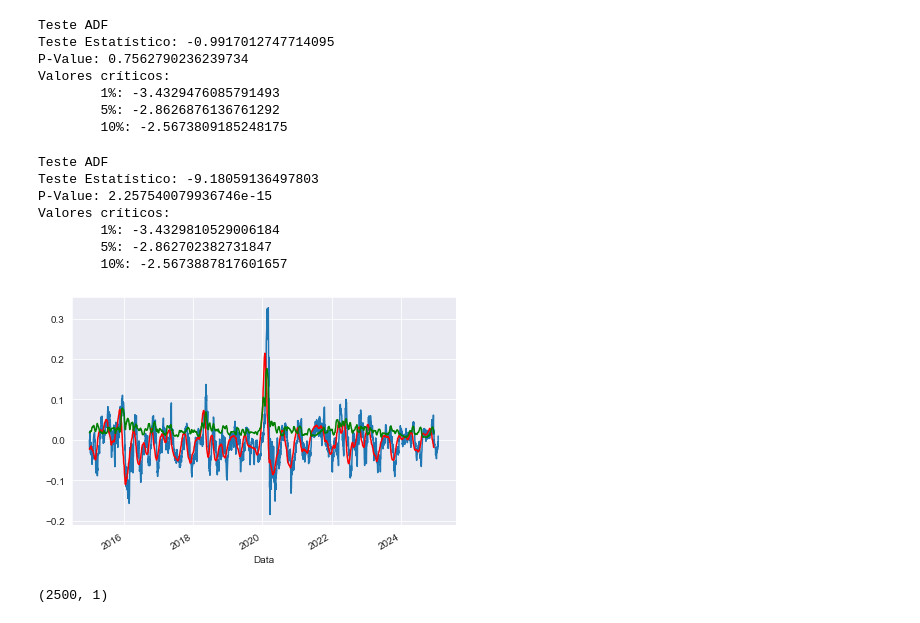
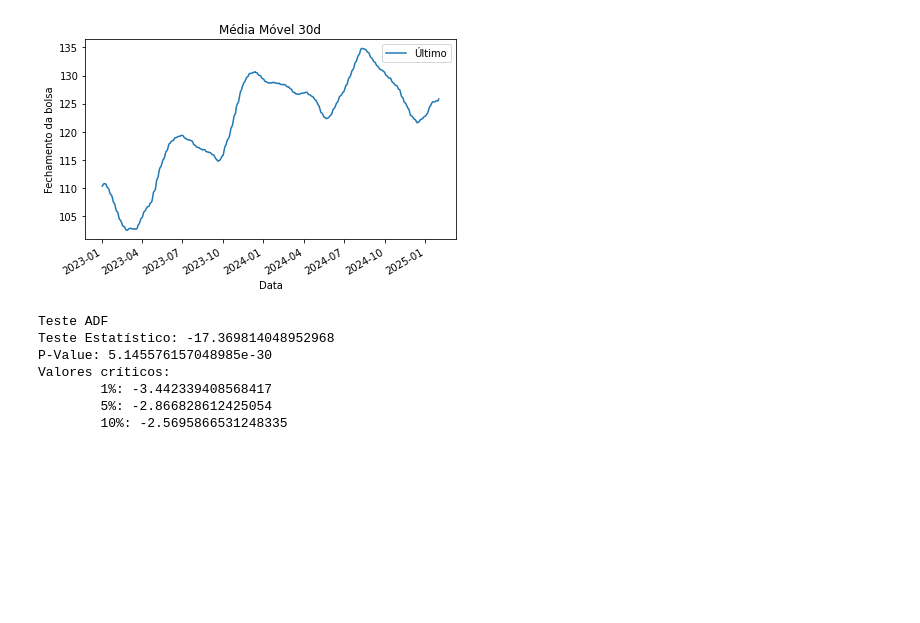
Before and after one commit to luishrufino/previsao_ibovespa, a Jupyter notebook: Machine Code.ipynb, the cells around one changed output. Saved outputs shown, nothing was run; the diff lists cells and outputs as text; code cells hidden in the pictures; blank space fills up the shorter version.

```diff
--- a/Machine Code.ipynb
+++ b/Machine Code.ipynb
@@ -59,5 +80,15 @@ X = historic_var_df[['Último']].values
+# %%
+
+ax.set_title('Média Móvel 30d')
+ax.set_xlabel('Data')
+ax.set_ylabel('Fechamento da bolsa')
+ax.get_figure().set_tight_layout(True)
+# %% [output]
+[figure, added]
 # %%
-# Teste utilizando valores brutos de fechamento
+historic_var_df = historic_df[['Var%']]
+X = historic_var_df[['Var%']].values
+
 result = adfuller(X)
 
 print("Teste ADF")
@@ -69,51 +100,9 @@ for key, value in result[4].items():
   print(f"\t{key}: {value}")
 # %% [output]
 Teste ADF
-Teste Estatístico: -0.9917012747714095
-P-Value: 0.7562790236239734
+Teste Estatístico: -17.369814048952968
+P-Value: 5.145576157048985e-30
 Valores críticos:
-        1%: -3.4329476085791493
-        5%: -2.8626876136761292
-        10%: -2.5673809185248175
+        1%: -3.442339408568417
+        5%: -2.866828612425054
+        10%: -2.5695866531248335
-# %%
-# Teste utilizando logaritimos dos últimos 30 dias
-
-df_log = np.log(historic_var_df)
-ma_log = df_log.rolling(30).mean()
-
-df_s = (df_log - ma_log).dropna()
-
-ma_s = df_s.rolling(30).mean()
-
-std = df_s.rolling(30).std()
-
-f, ax = plt.subplots()
-df_s.plot(ax=ax, legend=False)
-ma_s.plot(ax=ax, legend=False, color='r')
-std.plot(ax=ax, legend=False, color='g')
-plt.tight_layout()
-
-
-X_s = df_s['Último'].values
-result_s = adfuller(X_s)
-
-print("Teste ADF")
-print(f"Teste Estatístico: {result_s[0]}")
-print(f"P-Value: {result_s[1]}")
-print("Valores críticos:")
-
-for key, value in result_s[4].items():
-  print(f"\t{key}: {value}")
-# %% [output]
-Teste ADF
-Teste Estatístico: -9.18059136497803
-P-Value: 2.257540079936746e-15
-Valores críticos:
-        1%: -3.4329810529006184
-        5%: -2.862702382731847
-        10%: -2.5673887817601657
-[figure, removed]
-# %%
-df_diff.shape
-# %% [output]
-(2500, 1)
```
Also changed, not shown: parts of 13 cells of this notebook, 1 other file.
